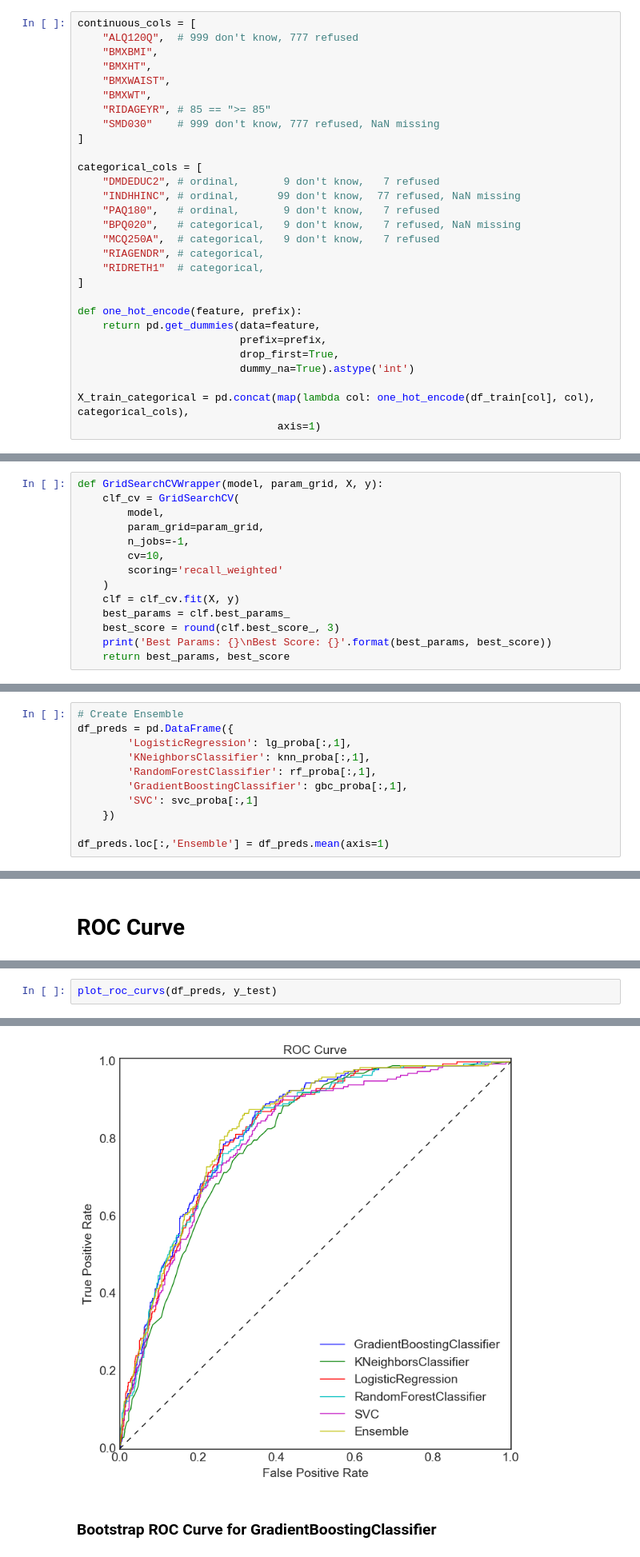
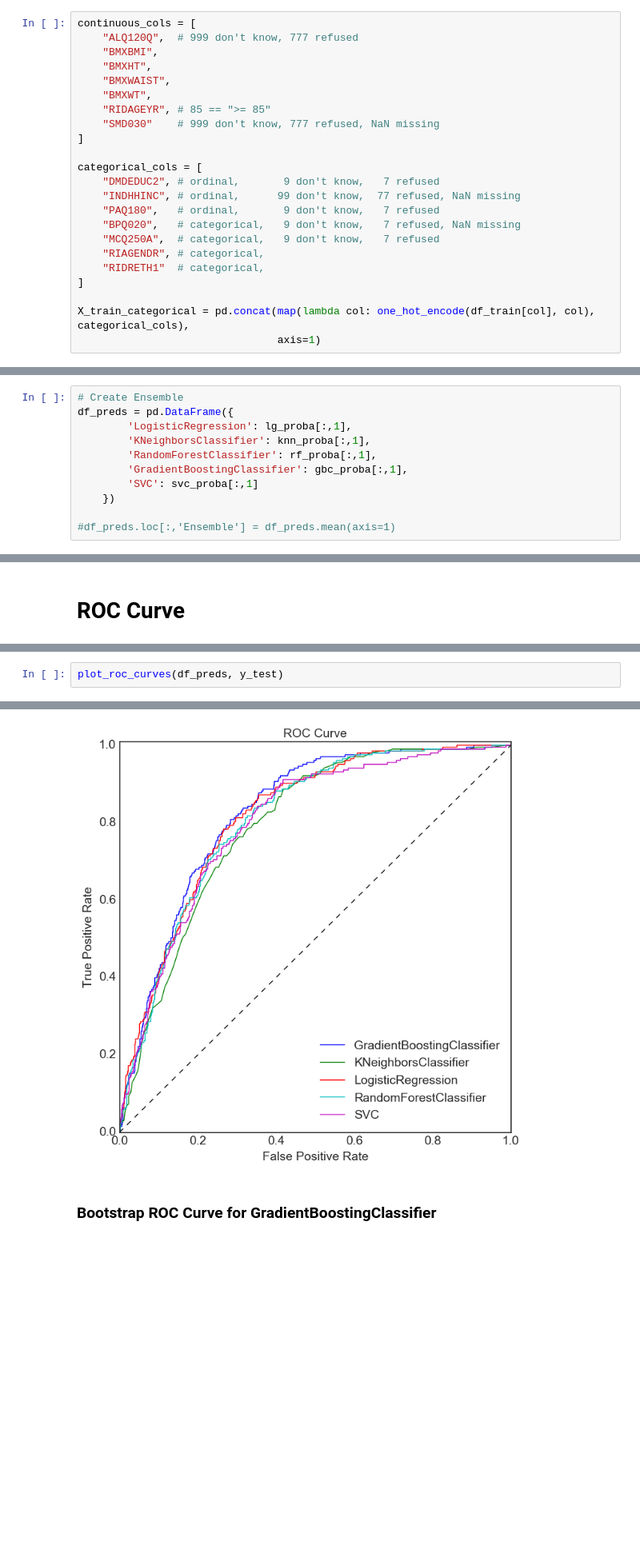
Before and after one commit to semerj/NHANES-diabetes, a Jupyter notebook: NHANES.ipynb, the cells around one changed output, grey strips where cells are left out. Shown at 80% size. Drawn from its saved outputs; the diff is of its cells as text; blank space fills up the shorter version.

```diff
--- a/NHANES.ipynb
+++ b/NHANES.ipynb
@@ -115,12 +125,6 @@ categorical_cols = [
     "RIDRETH1"  # categorical,
 ]
 
-def one_hot_encode(feature, prefix):
-    return pd.get_dummies(data=feature,
-                          prefix=prefix,
-                          drop_first=True,
-                          dummy_na=True).astype('int')
-
 X_train_categorical = pd.concat(map(lambda col: one_hot_encode(df_train[col], col), categorical_cols),
                                 axis=1)
 # %%
@@ -152,17 +152,3 @@ Note: The best hyperparamters based on grid search have been pre-selected in the
-# %%
-def GridSearchCVWrapper(model, param_grid, X, y):
-    clf_cv = GridSearchCV(
-        model,
-        param_grid=param_grid,
-        n_jobs=-1,
-        cv=10,
-        scoring='recall_weighted'
-    )
-    clf = clf_cv.fit(X, y)
-    best_params = clf.best_params_
-    best_score = round(clf.best_score_, 3)
-    print('Best Params: {}\nBest Score: {}'.format(best_params, best_score))
-    return best_params, best_score
 # %% [markdown]
 ### SVM
 # %%
@@ -327,4 +270,4 @@ df_preds = pd.DataFrame({
         'SVC': svc_proba[:,1]
     })
 
-df_preds.loc[:,'Ensemble'] = df_preds.mean(axis=1)
+#df_preds.loc[:,'Ensemble'] = df_preds.mean(axis=1)
@@ -425,4 +310,4 @@ def plot_roc_curvs(df_preds, y_test):
 # %%
-plot_roc_curvs(df_preds, y_test)
+plot_roc_curves(df_preds, y_test)
 # %% [output]
 GradientBoostingClassifier
@@ -440,3 +323,3 @@ Ensemble
-[figure, old version]
+[figure, new version]
 # %% [markdown]
 ### Bootstrap ROC Curve for GradientBoostingClassifier
```
Also changed, not shown: parts of 24 cells of this notebook.
